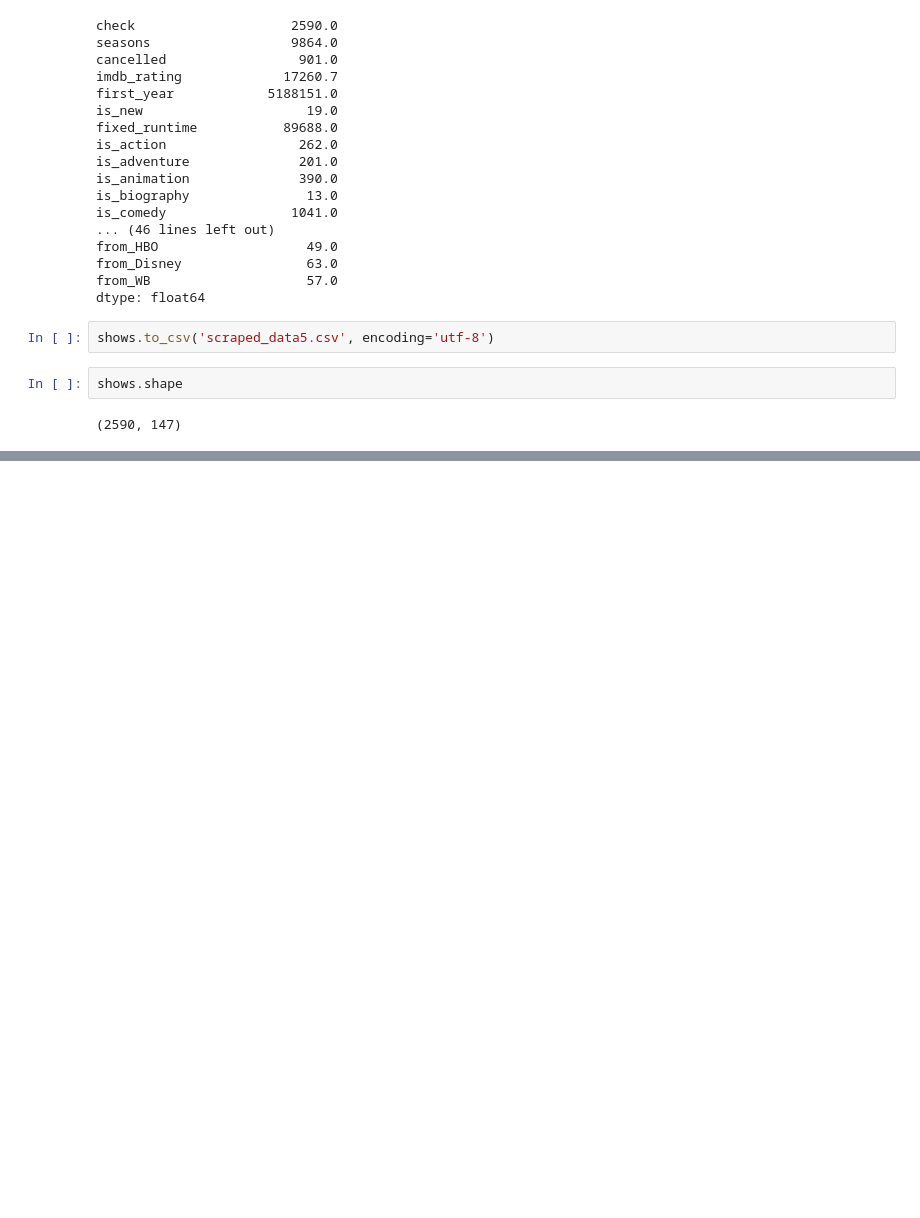
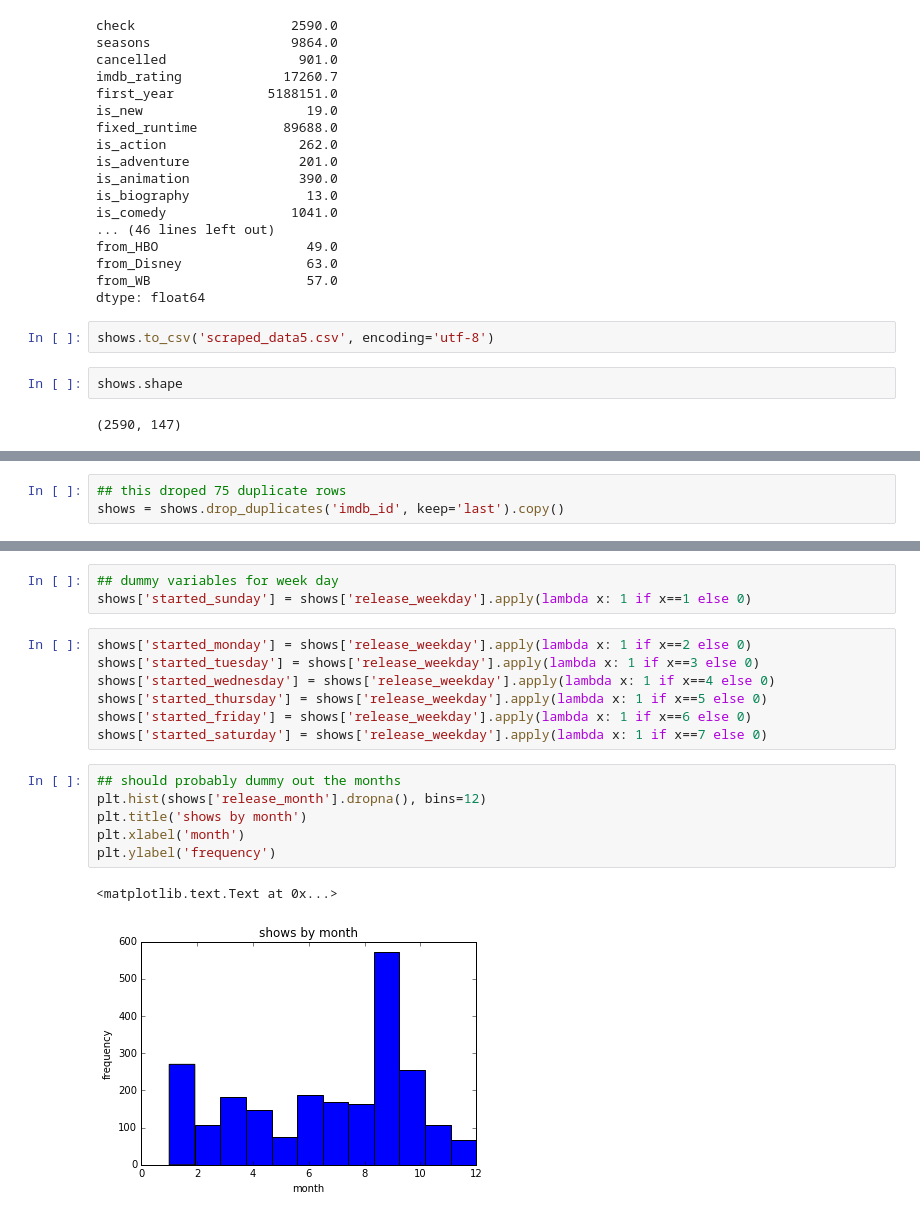
Before and after one commit to cgeppig/Will_My_Show_Get_Cancelled, a Jupyter notebook: Capstone Data Acquisition.ipynb, the cells around one changed output, grey strips where cells are left out. Drawn from its saved outputs; the diff is of its cells as text; blank space fills up the shorter version.

Commit message:
added dummy variables for months and weekdays, exported as good_shows_data.csv

```diff
--- a/Capstone Data Acquisition.ipynb
+++ b/Capstone Data Acquisition.ipynb
@@ -1288,0 +1316,3 @@ shows.shape
+# %%
+## this droped 75 duplicate rows
+shows = shows.drop_duplicates('imdb_id', keep='last').copy()
@@ -1288,0 +1366,19 @@ shows.shape
+# %%
+## dummy variables for week day
+shows['started_sunday'] = shows['release_weekday'].apply(lambda x: 1 if x==1 else 0)
+# %%
+shows['started_monday'] = shows['release_weekday'].apply(lambda x: 1 if x==2 else 0)
+shows['started_tuesday'] = shows['release_weekday'].apply(lambda x: 1 if x==3 else 0)
+shows['started_wednesday'] = shows['release_weekday'].apply(lambda x: 1 if x==4 else 0)
+shows['started_thursday'] = shows['release_weekday'].apply(lambda x: 1 if x==5 else 0)
+shows['started_friday'] = shows['release_weekday'].apply(lambda x: 1 if x==6 else 0)
+shows['started_saturday'] = shows['release_weekday'].apply(lambda x: 1 if x==7 else 0)
+# %%
+## should probably dummy out the months
+plt.hist(shows['release_month'].dropna(), bins=12)
+plt.title('shows by month')
+plt.xlabel('month')
+plt.ylabel('frequency')
+# %% [output]
+<matplotlib.text.Text at 0x...>
+[figure, added]
```
Also changed, not shown: parts of 11 cells of this notebook, 3 other files.
